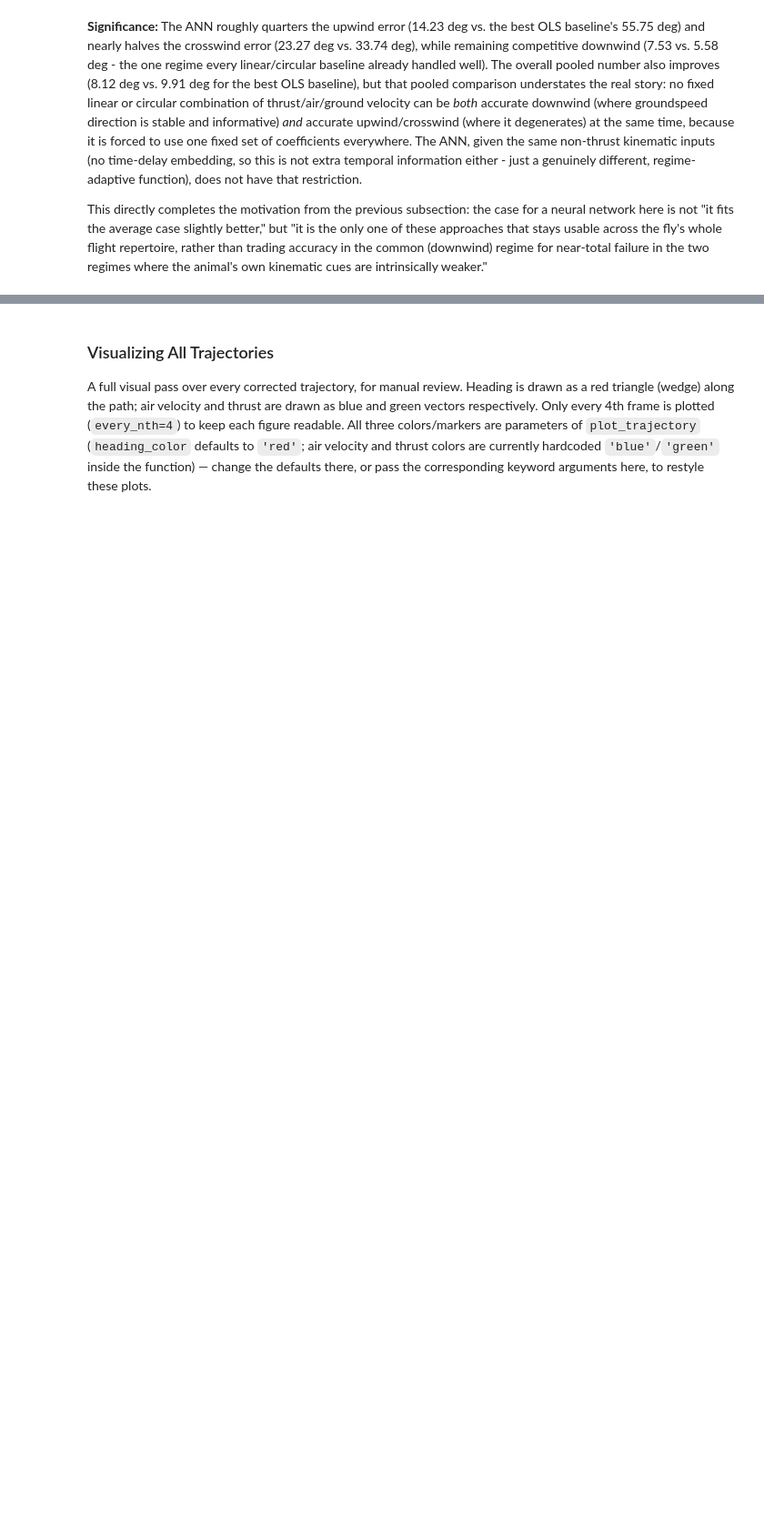
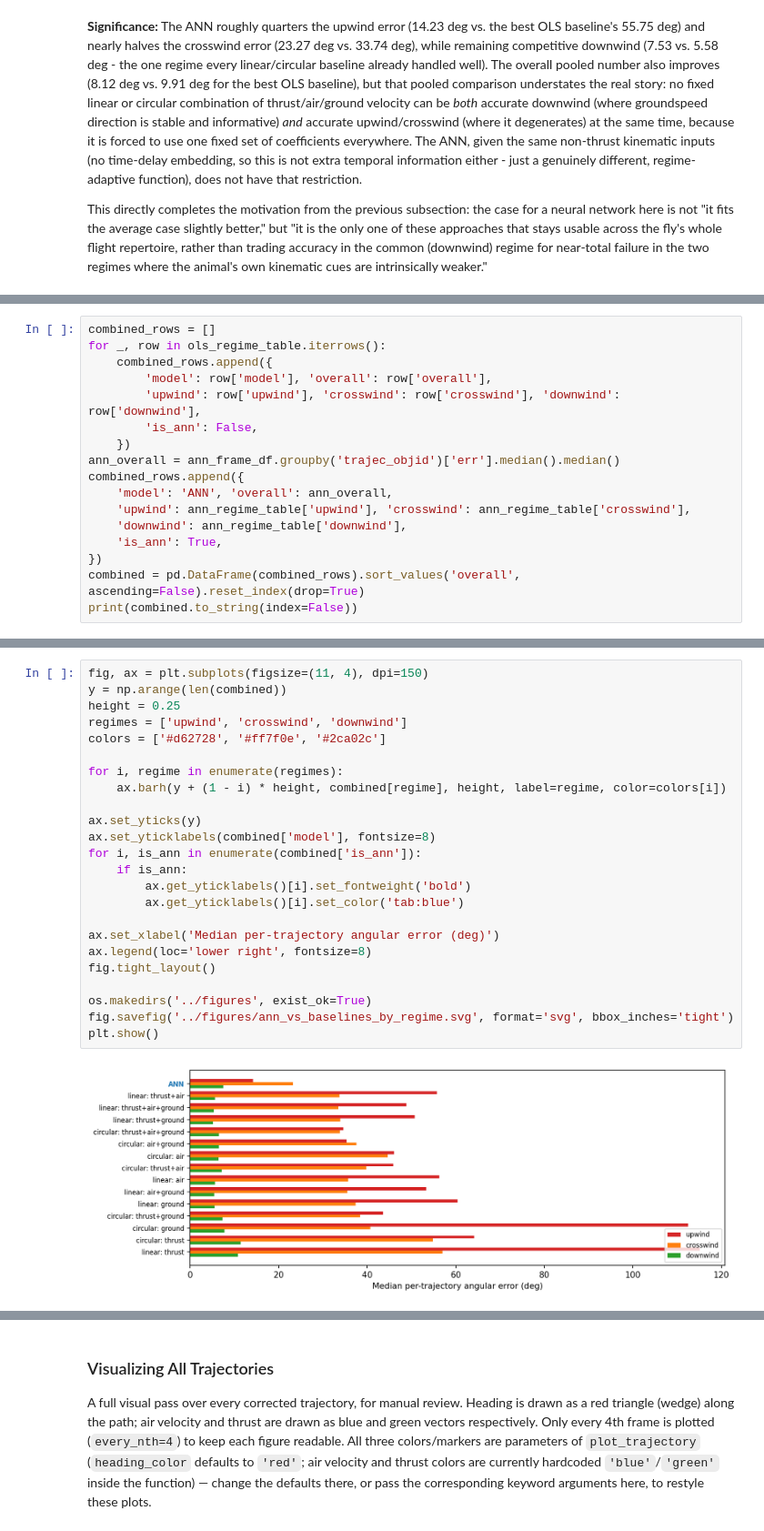
Before and after one commit to nehalsinghmangat/drosophila_body_orientation_predictor, a Jupyter notebook: notebooks/data_correction_and_model_training.ipynb, the cells around one changed output, grey strips where cells are left out. Shown at 91% size. Drawn from its saved outputs; the diff is of its cells as text; blank space fills up the shorter version.

```diff
--- a/notebooks/data_correction_and_model_training.ipynb
+++ b/notebooks/data_correction_and_model_training.ipynb
@@ -784,0 +907,17 @@ This directly completes the motivation from the previous subsection: the case fo
+# %%
+combined_rows = []
+for _, row in ols_regime_table.iterrows():
+    combined_rows.append({
+        'model': row['model'], 'overall': row['overall'],
+        'upwind': row['upwind'], 'crosswind': row['crosswind'], 'downwind': row['downwind'],
+        'is_ann': False,
+    })
+ann_overall = ann_frame_df.groupby('trajec_objid')['err'].median().median()
+combined_rows.append({
+    'model': 'ANN', 'overall': ann_overall,
+    'upwind': ann_regime_table['upwind'], 'crosswind': ann_regime_table['crosswind'],
+    'downwind': ann_regime_table['downwind'],
+    'is_ann': True,
+})
+combined = pd.DataFrame(combined_rows).sort_values('overall', ascending=False).reset_index(drop=True)
+print(combined.to_string(index=False))
@@ -784,0 +941,26 @@ This directly completes the motivation from the previous subsection: the case fo
+# %%
+fig, ax = plt.subplots(figsize=(11, 4), dpi=150)
+y = np.arange(len(combined))
+height = 0.25
+regimes = ['upwind', 'crosswind', 'downwind']
+colors = ['#d62728', '#ff7f0e', '#2ca02c']
+
+for i, regime in enumerate(regimes):
+    ax.barh(y + (1 - i) * height, combined[regime], height, label=regime, color=colors[i])
+
+ax.set_yticks(y)
+ax.set_yticklabels(combined['model'], fontsize=8)
+for i, is_ann in enumerate(combined['is_ann']):
+    if is_ann:
+        ax.get_yticklabels()[i].set_fontweight('bold')
+        ax.get_yticklabels()[i].set_color('tab:blue')
+
+ax.set_xlabel('Median per-trajectory angular error (deg)')
+ax.legend(loc='lower right', fontsize=8)
+fig.tight_layout()
+
+os.makedirs('../figures', exist_ok=True)
+fig.savefig('../figures/ann_vs_baselines_by_regime.svg', format='svg', bbox_inches='tight')
+plt.show()
+# %% [output]
+[figure, added]
```
Also changed, not shown: parts of 32 cells of this notebook, 1 other file.
